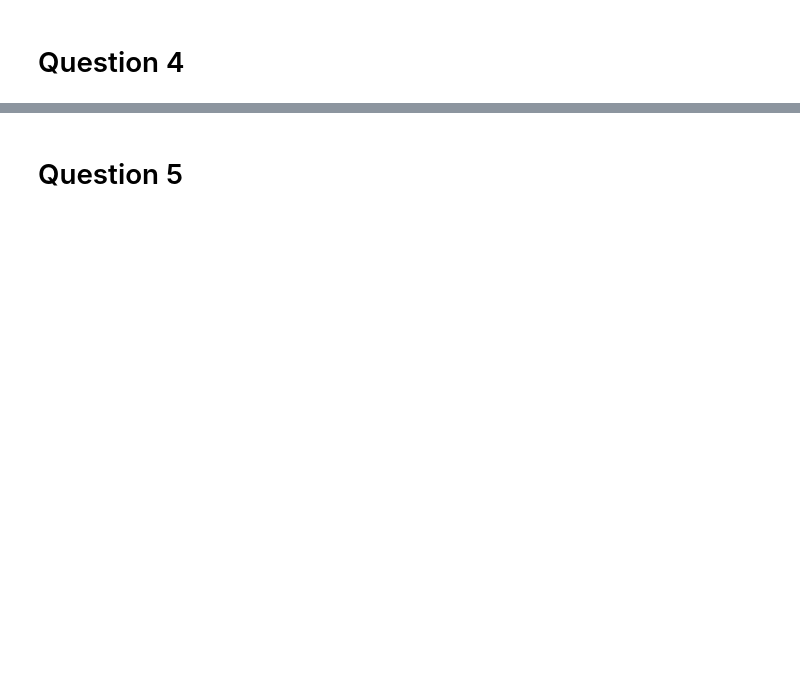
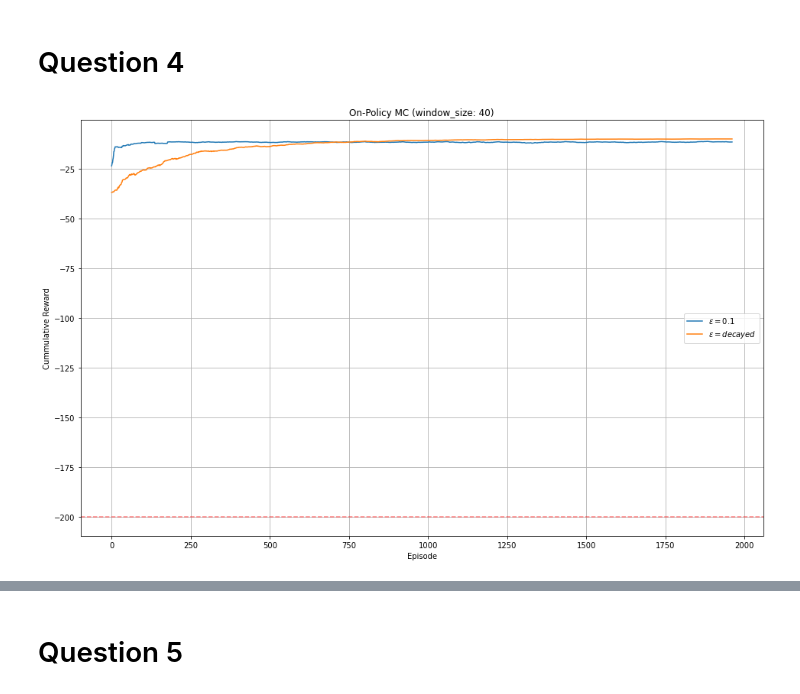
Before and after one commit to mohammadsaadati80/Taxi-v3, a Jupyter notebook: Codes.ipynb, the cells around one changed output, grey strips where cells are left out. Cells and saved outputs as stored; diff of their text form; code cells hidden in the pictures; blank space fills up the shorter version.

Commit message:
On-Policy MC

```diff
--- a/Codes.ipynb
+++ b/Codes.ipynb
@@ -474,0 +589,17 @@ display(HTML(f'<img src="embedded-picture" />'))
+# %%
+cumulative_reward_On_Policy_MC_no_decay_epsilon, optimal_policy_1, optimal_agent_1 = agent_On_Policy_MC_run(is_decay_epsilon=False)
+# %%
+cumulative_reward_On_Policy_MC_decay_epsilon, optimal_policy_2, optimal_agent_2 = agent_On_Policy_MC_run(is_decay_epsilon=True)
+# %%
+plt.figure(figsize=(16,10))
+plt.title('On-Policy MC (window_size: 40)')
+plt.plot(np.convolve(np.mean(cumulative_reward_On_Policy_MC_no_decay_epsilon, axis=0), np.ones(40)/40, mode='valid'), label='$ε=0.1$')
+plt.plot(np.convolve(np.mean(cumulative_reward_On_Policy_MC_decay_epsilon, axis=0), np.ones(40)/40, mode='valid'), label='$ε=decayed$')
+plt.axhline(y=max(optimal_policy_1, optimal_policy_2, 10), ls='--', c='r', alpha=0.5)
+plt.xlabel('Episode')
+plt.ylabel('Cummulative Reward')
+plt.legend()
+plt.grid()
+plt.show()
+# %% [output]
+[figure, added]
```
Also changed, not shown: parts of 27 cells of this notebook.
